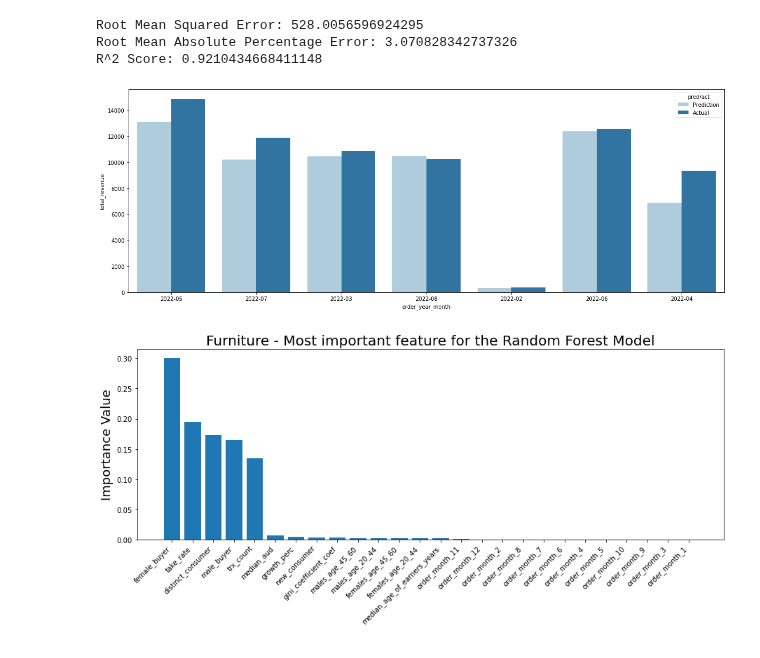
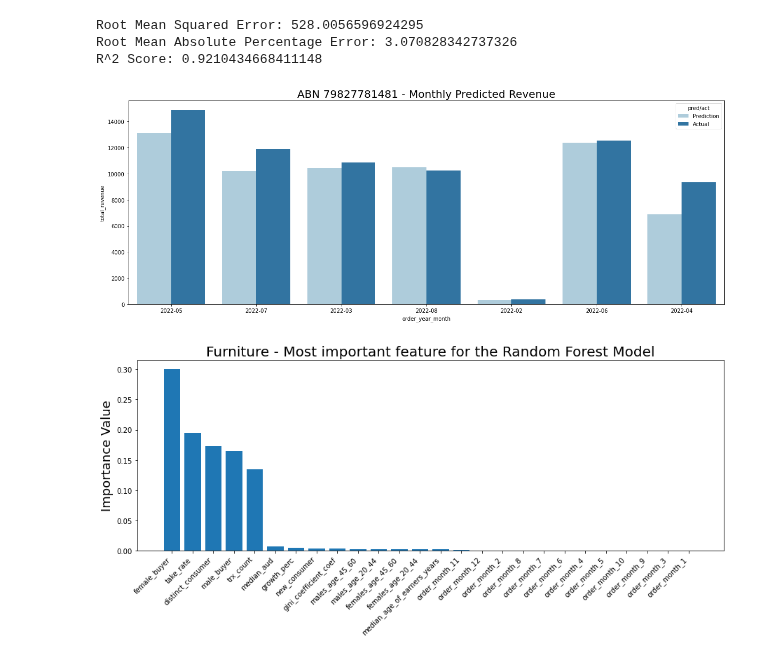
Before and after one commit to MAST30034-Applied-Data-Science/generic-buy-now-pay-later-project-group-11, a Jupyter notebook: notebooks/model.ipynb, the cells around one changed output. Saved outputs shown, nothing was run; the diff lists cells and outputs as text; code cells hidden in the pictures.

Commit message:
add predicted vs actual revenue

```diff
--- a/notebooks/model.ipynb
+++ b/notebooks/model.ipynb
@@ -486,23 +487,24 @@ R^2 Score: 0.9210434668411148
 # %%
 df1 = furniture_df_test[['merchant_abn', 'order_year_month']]
 df1['total_revenue'] = y_pred_actual
 df1['pred/act'] = 'Prediction'
 
 df2 = furniture_df_test[['merchant_abn', 'order_year_month']]
 df2['total_revenue'] = furniture_df_test['total_revenue']
 df2['pred/act'] = 'Actual'
 
 df_visualise = pd.concat([df1, df2],axis=0)
 
 df_vis = df_visualise[df_visualise['merchant_abn'] == 79827781481]
 plt.figure(figsize=(20, 7))
 sns.barplot(
     x="order_year_month", y="total_revenue", hue="pred/act", data=df_vis, ci=95,
     palette="Paired"
 )
+plt.title('ABN 79827781481 - Monthly Predicted Revenue', fontsize=20)
 plt.savefig(f'../plots/rf_furniture_predvsact_79827781481.png')
 # %% [output]
-[figure, old version]
+[figure, new version]
 # %%
 # visualise feature importance value
 importances = list(rf.feature_importances_)
```
Also changed, not shown: parts of 11 cells of this notebook.
